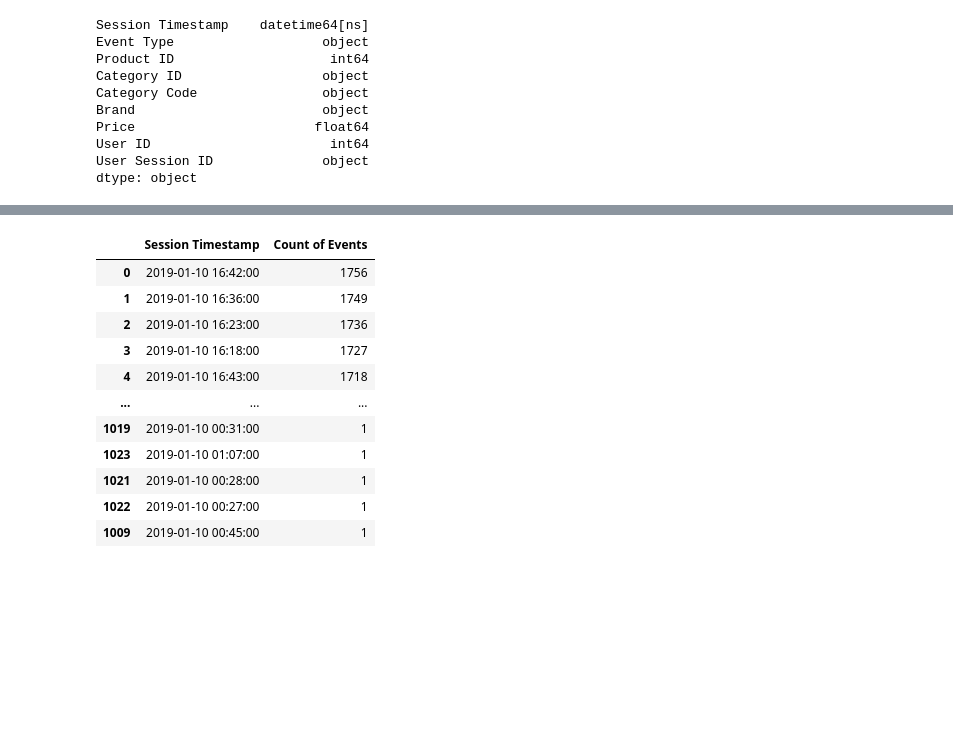
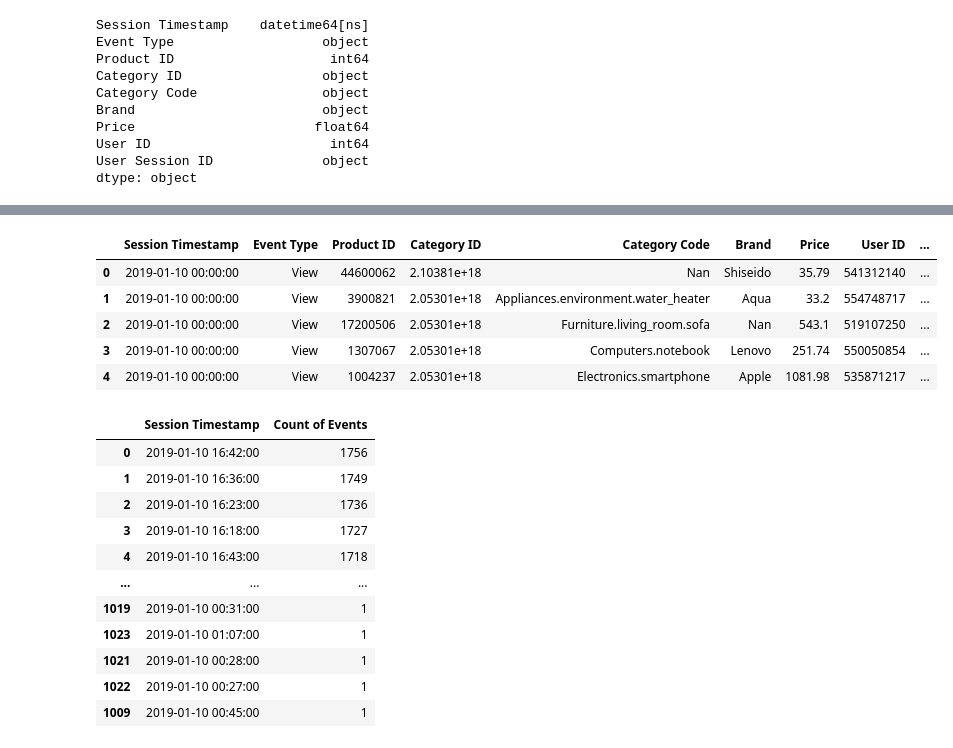
Before and after one commit to mjjohnson94/microFarm, a Jupyter notebook: User Session Analysis.ipynb, the cells around one changed output, grey strips where cells are left out. Drawn from its saved outputs; the diff is of its cells as text; code cells hidden in the pictures; blank space fills up the shorter version.

```diff
--- a/User Session Analysis.ipynb
+++ b/User Session Analysis.ipynb
@@ -75,8 +75,6 @@ userSession_Data['Session Timestamp'] = pd.to_datetime(userSession_Data['Session
 
 # Print DataFrame to vaidate change in date format
 
-userSession_Data[['Category Code L2', 'Category Code L3', 'Category Code L4']] = userSession_Data['Category Code'].str.split('.', n=2, expand=True)
-
 userSession_Data
 # %% [output]
 |  | Session Timestamp | Event Type | Product ID | Category ID | Category Code | Brand | Price | User ID | ... |
@@ -95,14 +93,25 @@ userSession_Data
+# %%
+userSession_Data = userSession_Data.apply(lambda x: x.astype(str).str.capitalize())
 # %%
 ## Split Category Code column into multiple columns based on '.' delimiter.
 # There are multiple levels of category within the data, but they are separated by full stops in the Category Code column
 # Splitting the column into multiple category levels increases granularity of the data
 
 
-#
+# Create 3 new columns to hold each Category Code Level & split the Category Code column based on the '.' delimiter
+# Where Category Codes do not have additional categories, 'None' is returned
 
 userSession_Data[['Category Code L2', 'Category Code L3', 'Category Code L4']] = userSession_Data['Category Code'].str.split('.', n=2, expand=True)
 
-userSession_Data
+# Print results
+userSession_Data.head()
+# %% [output]
+|  | Session Timestamp | Event Type | Product ID | Category ID | Category Code | Brand | Price | User ID | ... |
+| 0 | 2019-01-10 00:00:00 | View | 44600062 | 2.10381e+18 | Nan | Shiseido | 35.79 | 541312140 | ... |
+| 1 | 2019-01-10 00:00:00 | View | 3900821 | 2.05301e+18 | Appliances.environment.water_heater | Aqua | 33.2 | 554748717 | ... |
+| 2 | 2019-01-10 00:00:00 | View | 17200506 | 2.05301e+18 | Furniture.living_room.sofa | Nan | 543.1 | 519107250 | ... |
+| 3 | 2019-01-10 00:00:00 | View | 1307067 | 2.05301e+18 | Computers.notebook | Lenovo | 251.74 | 550050854 | ... |
+| 4 | 2019-01-10 00:00:00 | View | 1004237 | 2.05301e+18 | Electronics.smartphone | Apple | 1081.98 | 535871217 | ... |
 # %%
 ## Calculate times of the day with high and low relative user session volume
 
```
Also changed, not shown: parts of 1 cell of this notebook.
